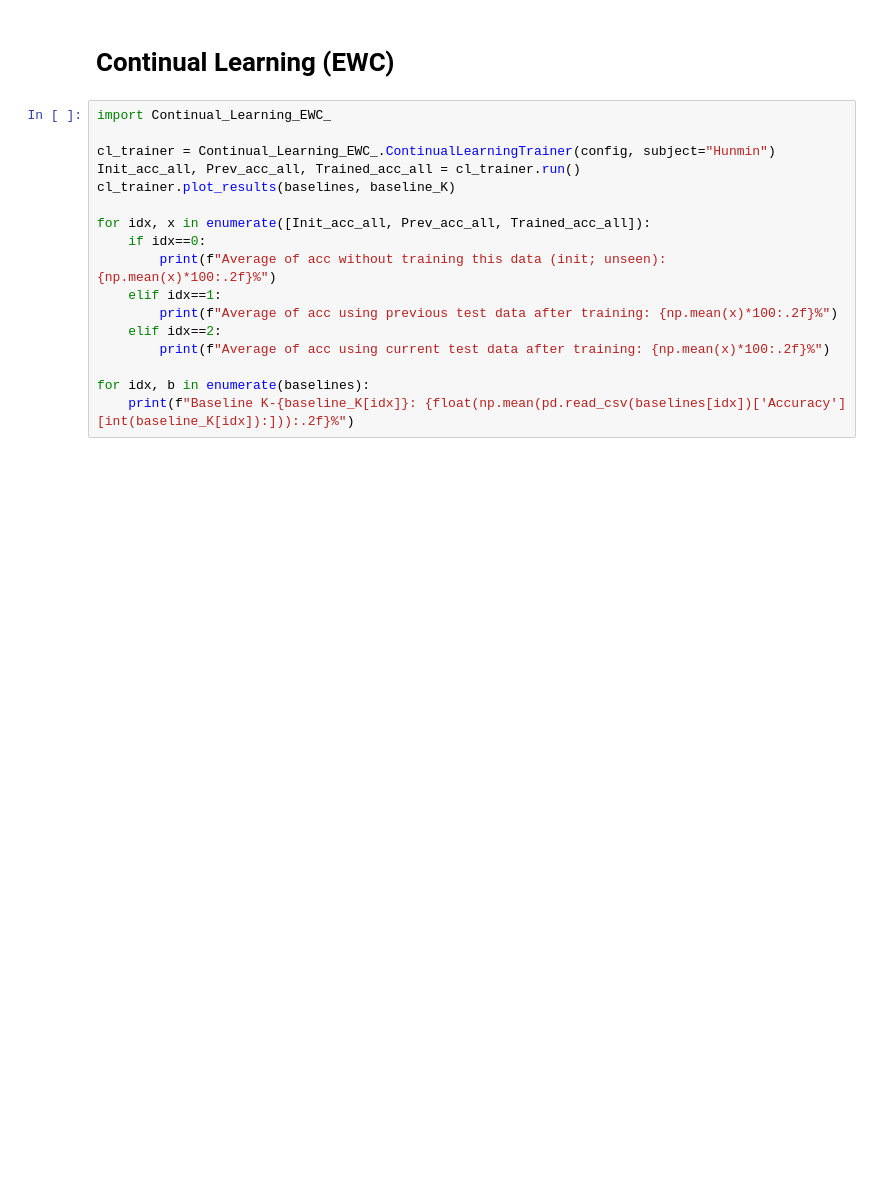
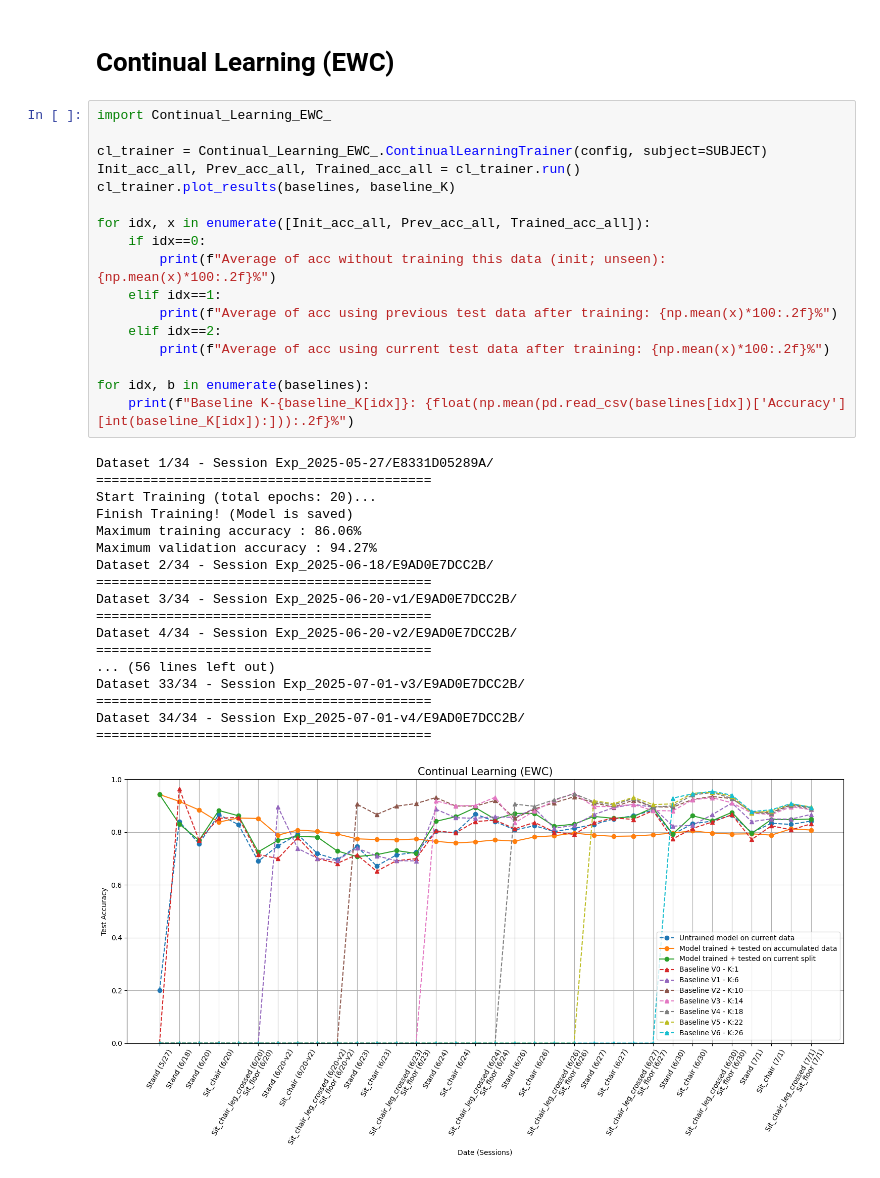
Before and after one commit to Hunminlee/Neural_Computing_Interface_MindForce, a Jupyter notebook: V3 Different Subjects/Comparison_all_Hunmin.ipynb, the cells around one changed output. Saved outputs shown, nothing was run; the diff lists cells and outputs as text; blank space fills up the shorter version.

```diff
--- a/V3 Different Subjects/Comparison_all_Hunmin.ipynb
+++ b/V3 Different Subjects/Comparison_all_Hunmin.ipynb
@@ -128,17 +199,36 @@ for idx, b in enumerate(baselines):
 # %%
 import Continual_Learning_EWC_
 
-cl_trainer = Continual_Learning_EWC_.ContinualLearningTrainer(config, subject="Hunmin")
+cl_trainer = Continual_Learning_EWC_.ContinualLearningTrainer(config, subject=SUBJECT)
 Init_acc_all, Prev_acc_all, Trained_acc_all = cl_trainer.run()
 cl_trainer.plot_results(baselines, baseline_K)
 
 for idx, x in enumerate([Init_acc_all, Prev_acc_all, Trained_acc_all]):
     if idx==0:
         print(f"Average of acc without training this data (init; unseen): {np.mean(x)*100:.2f}%")
     elif idx==1:
         print(f"Average of acc using previous test data after training: {np.mean(x)*100:.2f}%")
     elif idx==2:
         print(f"Average of acc using current test data after training: {np.mean(x)*100:.2f}%")
 
 for idx, b in enumerate(baselines):
     print(f"Baseline K-{baseline_K[idx]}: {float(np.mean(pd.read_csv(baselines[idx])['Accuracy'][int(baseline_K[idx]):])):.2f}%")
+# %% [output]
+Dataset 1/34 - Session Exp_2025-05-27/E8331D05289A/
+===========================================
+Start Training (total epochs: 20)...
+Finish Training! (Model is saved)
+Maximum training accuracy : 86.06%
+Maximum validation accuracy : 94.27%
+Dataset 2/34 - Session Exp_2025-06-18/E9AD0E7DCC2B/
+===========================================
+Dataset 3/34 - Session Exp_2025-06-20-v1/E9AD0E7DCC2B/
+===========================================
+Dataset 4/34 - Session Exp_2025-06-20-v2/E9AD0E7DCC2B/
+===========================================
+... (56 lines left out)
+Dataset 33/34 - Session Exp_2025-07-01-v3/E9AD0E7DCC2B/
+===========================================
+Dataset 34/34 - Session Exp_2025-07-01-v4/E9AD0E7DCC2B/
+===========================================
+[figure, added]
```
Also changed, not shown: parts of 6 cells of this notebook, 23 other files.
